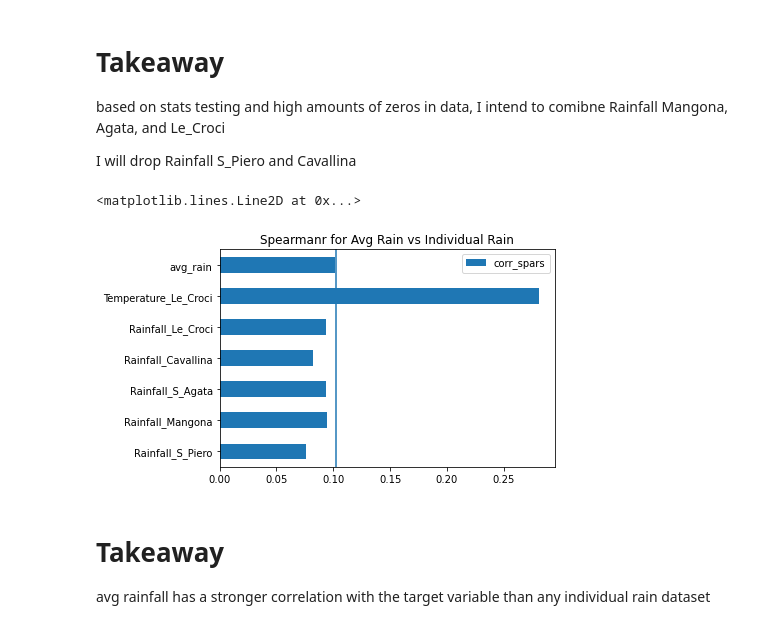
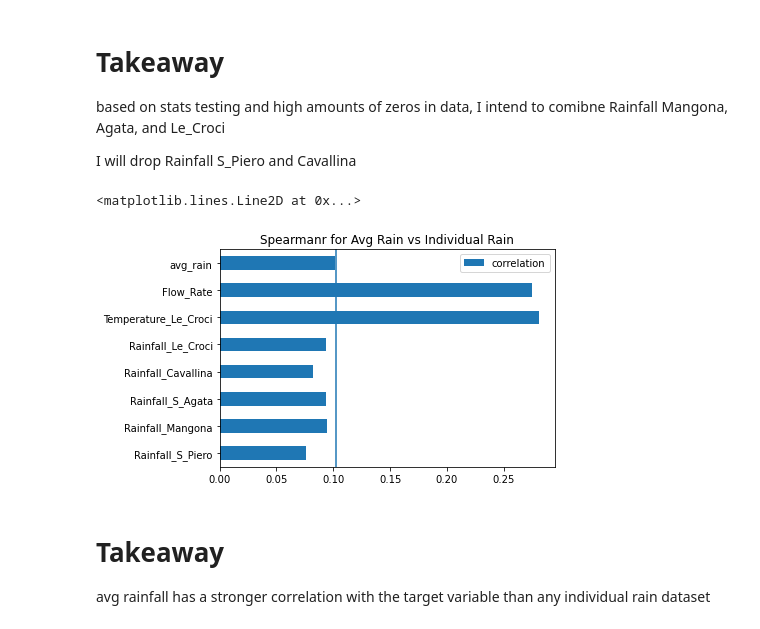
Before and after one commit to Jgardin875/individual_codeup_project, a Jupyter notebook: Report.ipynb, the cells around one changed output. Cells and saved outputs as stored; diff of their text form; code cells hidden in the pictures.

```diff
--- a/Report.ipynb
+++ b/Report.ipynb
@@ -198,4 +183,4 @@ I intend to comibne Rainfall Mangona, Agata, and Le_Croci
 
 I will drop Rainfall S_Piero and Cavallina
 # %%
-lake_s['avg_rain'] = (lake_s.Rainfall_Mangona + lake_s.Rainfall_S_Agata + lake_s.Rainfall_Le_Croci)/3
+lake_3m['avg_rain'] = (lake_3m.Rainfall_Mangona + lake_3m.Rainfall_S_Agata + lake_3m.Rainfall_Le_Croci)/3
@@ -214,11 +187,15 @@ stat_spars = stat_spars.abs()
+# %%
+stats_spars = analysis_p.spearmanr_a(lake_3m)
 # %%
-stat_spars = stat_spars.drop(index = ['Flow_Rate', 'Lake_Level'], columns = 'p_spars')
+stats_spars = stats_spars.drop(index = ['Lake_Level'], columns = 'pvalue')
+# %%
+stats_spars = stats_spars.abs()
 # %%
-ax = stat_spars.plot(kind = 'barh', title = 'Spearmanr for Avg Rain vs Individual Rain')
+ax = stats_spars.plot(kind = 'barh', title = 'Spearmanr for Avg Rain vs Individual Rain')
 plt.axvline(.102)
 # %% [output]
 <matplotlib.lines.Line2D at 0x...>
-[figure, old version]
+[figure, new version]
 # %% [markdown]
 # Takeaway
 avg rainfall has a stronger correlation with the target variable than any individual rain dataset
```
Also changed, not shown: parts of 90 cells of this notebook, 3 other files.
